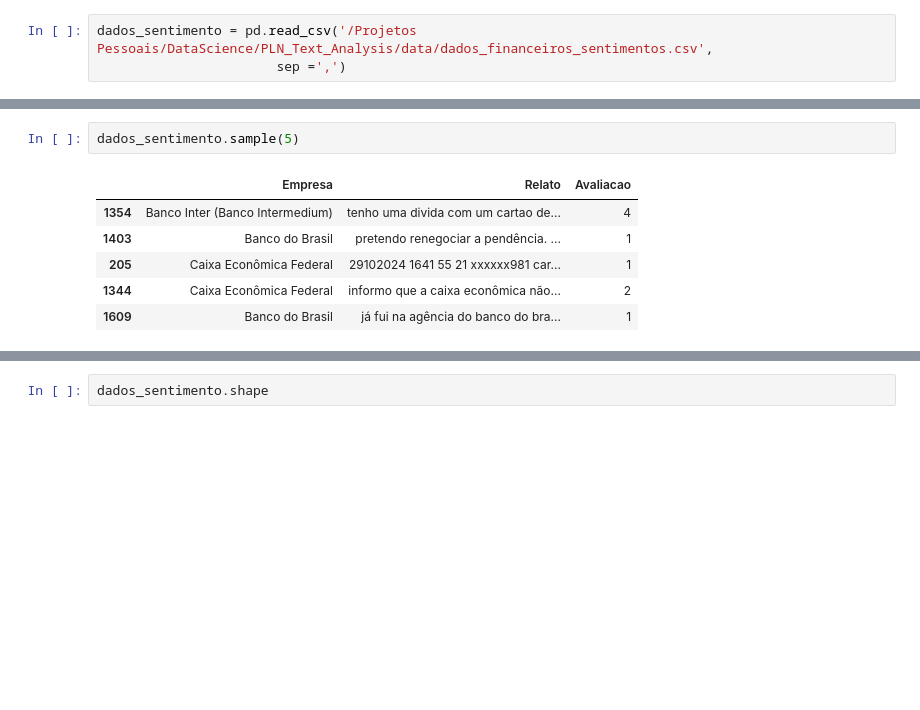
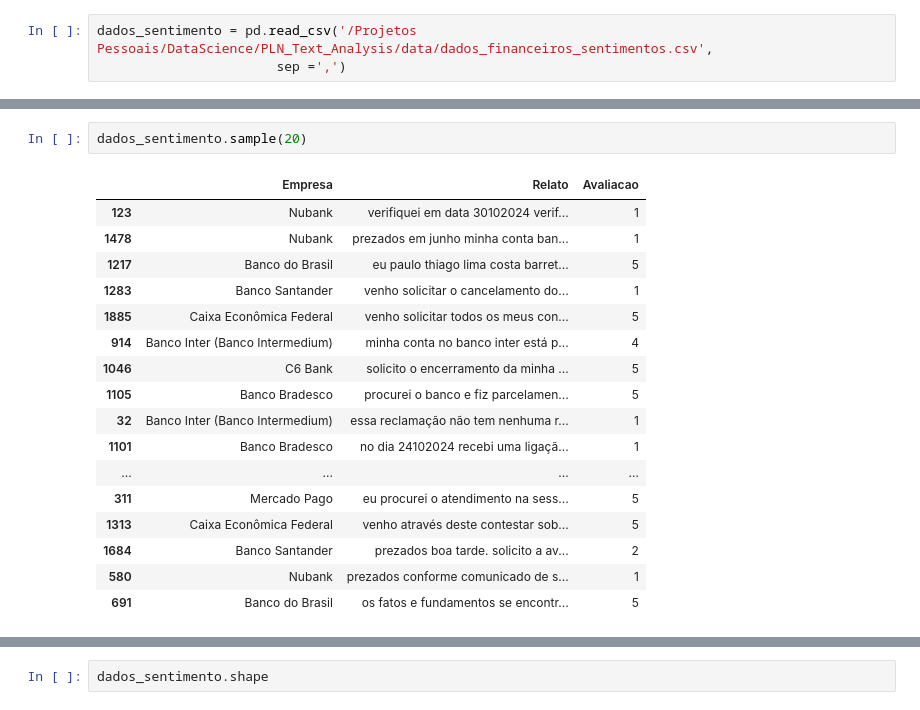
Before and after one commit to alyssonmontovanelli/PLN_Text_Analysis, a Jupyter notebook: PLN/sentiment_analysis.ipynb, the cells around one changed output, grey strips where cells are left out. Cells and saved outputs as stored; diff of their text form; blank space fills up the shorter version.

```diff
--- a/PLN/sentiment_analysis.ipynb
+++ b/PLN/sentiment_analysis.ipynb
@@ -44,9 +63,20 @@ dados_sentimento = pd.read_csv('/Projetos Pessoais/DataScience/PLN_Text_Analysis
 # %%
-dados_sentimento.sample(5)
+dados_sentimento.sample(20)
 # %% [output]
 |  | Empresa | Relato | Avaliacao |
-| 1354 | Banco Inter (Banco Intermedium) | tenho uma divida com um cartao de... | 4 |
-| 1403 | Banco do Brasil | pretendo renegociar a pendência. ... | 1 |
-| 205 | Caixa Econômica Federal | 29102024 1641 55 21 xxxxxx981 car... | 1 |
-| 1344 | Caixa Econômica Federal | informo que a caixa econômica não... | 2 |
-| 1609 | Banco do Brasil | já fui na agência do banco do bra... | 1 |
+| 123 | Nubank | verifiquei em data 30102024 verif... | 1 |
+| 1478 | Nubank | prezados em junho minha conta ban... | 1 |
+| 1217 | Banco do Brasil | eu paulo thiago lima costa barret... | 5 |
+| 1283 | Banco Santander | venho solicitar o cancelamento do... | 1 |
+| 1885 | Caixa Econômica Federal | venho solicitar todos os meus con... | 5 |
+| 914 | Banco Inter (Banco Intermedium) | minha conta no banco inter está p... | 4 |
+| 1046 | C6 Bank | solicito o encerramento da minha ... | 5 |
+| 1105 | Banco Bradesco | procurei o banco e fiz parcelamen... | 5 |
+| 32 | Banco Inter (Banco Intermedium) | essa reclamação não tem nenhuma r... | 1 |
+| 1101 | Banco Bradesco | no dia 24102024 recebi uma ligaçã... | 1 |
+| ... | ... | ... | ... |
+| 311 | Mercado Pago | eu procurei o atendimento na sess... | 5 |
+| 1313 | Caixa Econômica Federal | venho através deste contestar sob... | 5 |
+| 1684 | Banco Santander | prezados boa tarde. solicito a av... | 2 |
+| 580 | Nubank | prezados conforme comunicado de s... | 1 |
+| 691 | Banco do Brasil | os fatos e fundamentos se encontr... | 5 |
```
Also changed, not shown: parts of 12 cells of this notebook, 1 other file.
